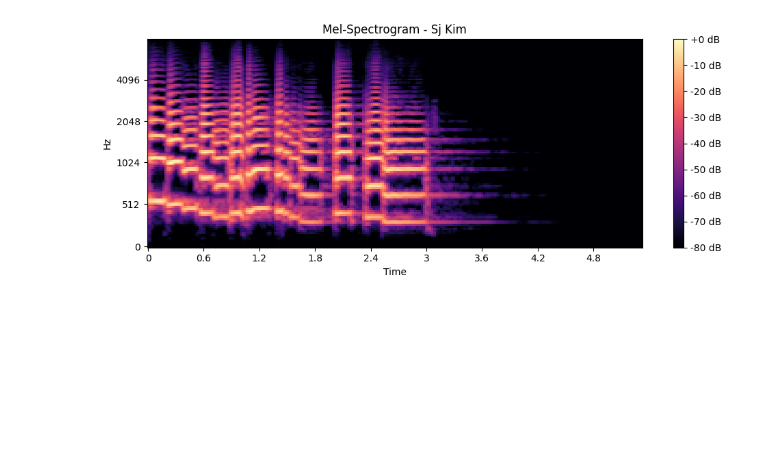
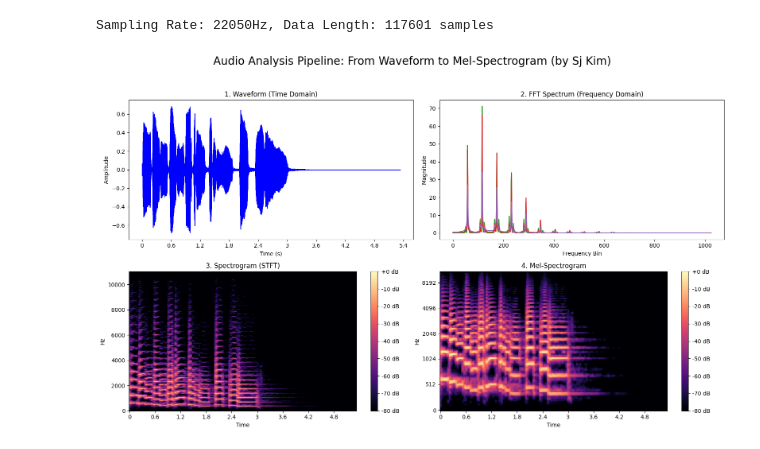
Before and after one commit to sjkim-audio/audio-dsp-lab, a Jupyter notebook: 01_Audio_Signal_Visualization.ipynb, the cells around one changed output. Drawn from its saved outputs; the diff is of its cells as text; code cells hidden in the pictures; blank space fills up the shorter version.

Commit message:
refactor: integrate cords feet: add plot of how data changes docs: undate explanation

```diff
--- a/01_Audio_Signal_Visualization.ipynb
+++ b/01_Audio_Signal_Visualization.ipynb
@@ -46,13 +3,62 @@ plt.show()
-# %%
-# 멜 스펙트로그램 계산
-S = librosa.feature.melspectrogram(y=y, sr=sr, n_mels=128)
-S_dB = librosa.power_to_db(S, ref=np.max)
-
-plt.figure(figsize=(10, 4))
-librosa.display.specshow(S_dB, x_axis='time', y_axis='mel', sr=sr, fmax=8000)
-plt.colorbar(format='%+2.0f dB')
-plt.title('Mel-Spectrogram - Sj Kim')
-plt.tight_layout()
-plt.show()
-# %% [output]
-[figure, removed]
+# %%
+import librosa
+import librosa.display
+import numpy as np
+import matplotlib.pyplot as plt
+import IPython.display as ipd
+
+# 1. 데이터 로드 및 오디오 재생
+# 이유: 분석 전 원본 신호의 특성을 귀로 먼저 확인하는 과정입니다.
+y, sr = librosa.load(librosa.ex('trumpet'))
+print(f"Sampling Rate: {sr}Hz, Data Length: {len(y)} samples")
+ipd.Audio(y, rate=sr) # 노트북에서 바로 소리 들어보기
+
+# 시각화를 위한 전체 피규어 설정 (2행 2열)
+plt.figure(figsize=(16, 10))
+plt.suptitle('Audio Analysis Pipeline: From Waveform to Mel-Spectrogram (by Sj Kim)', fontsize=20)
+
+# --- STEP 1: Time Domain (Waveform) ---
+# 이유: 신호의 전체적인 크기 변화(Envelope)와 지속 시간을 파악하기 위해 필요합니다.
+plt.subplot(2, 2, 1)
+librosa.display.waveshow(y, sr=sr, color='blue')
+plt.title('1. Waveform (Time Domain)')
+plt.xlabel('Time (s)')
+plt.ylabel('Amplitude')
+
+# --- STEP 2: Frequency Domain (Power Spectrum) ---
+# 이유: '어떤 주파수(음높이)' 성분들이 소리에 포함되어 있는지 정적으로 확인하기 위함입니다.
+# 트럼펫의 배음(Harmonics) 구조를 가장 명확하게 볼 수 있습니다.
+plt.subplot(2, 2, 2)
+# 전체 신호 중 중간 부분의 1프레임만 FFT 수행
+n_fft = 2048
+D = np.abs(librosa.stft(y[:n_fft]))
+plt.plot(D)
+plt.title('2. FFT Spectrum (Frequency Domain)')
+plt.xlabel('Frequency Bin')
+plt.ylabel('Magnitude')
+
+# --- STEP 3: Time-Frequency Domain (Spectrogram) ---
+# 이유: 소리는 시간에 따라 주파수가 변합니다.
+# STFT를 통해 '언제, 어떤 주파수가 강해지는지' 흐름을 파악할 수 있습니다.
+plt.subplot(2, 2, 3)
+stft_result = librosa.stft(y)
+stft_db = librosa.amplitude_to_db(np.abs(stft_result), ref=np.max) # 로그 스케일 변환(dB)
+librosa.display.specshow(stft_db, sr=sr, x_axis='time', y_axis='hz')
+plt.colorbar(format='%+2.0f dB')
+plt.title('3. Spectrogram (STFT)')
+
+# --- STEP 4: Human Perception Domain (Mel-Spectrogram) ---
+# 이유: 인간의 귀는 저주파 대역은 예민하게, 고주파 대역은 둔감하게 반응합니다.
+# 이 특성을 반영하여 기계학습/AI 모델이 학습하기 가장 좋은 형태로 변환한 것입니다.
+plt.subplot(2, 2, 4)
+mel_spec = librosa.feature.melspectrogram(y=y, sr=sr, n_mels=128)
+mel_spec_db = librosa.power_to_db(mel_spec, ref=np.max)
+librosa.display.specshow(mel_spec_db, sr=sr, x_axis='time', y_axis='mel')
+plt.colorbar(format='%+2.0f dB')
+plt.title('4. Mel-Spectrogram')
+
+plt.tight_layout(rect=[0, 0.03, 1, 0.95])
+plt.show()
+# %% [output]
+Sampling Rate: 22050Hz, Data Length: 117601 samples
+[figure, added]
```
Also changed, not shown: parts of 4 cells of this notebook.
